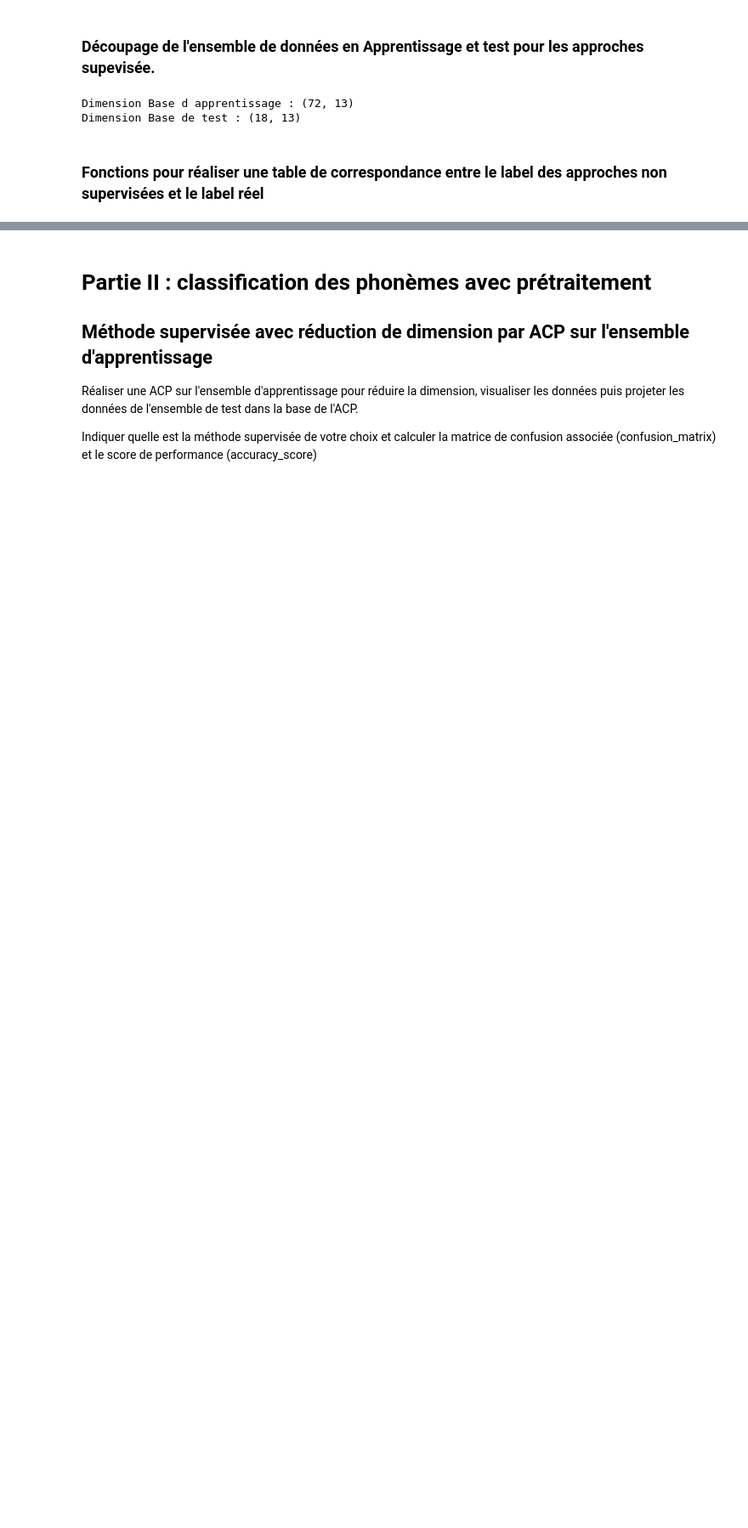
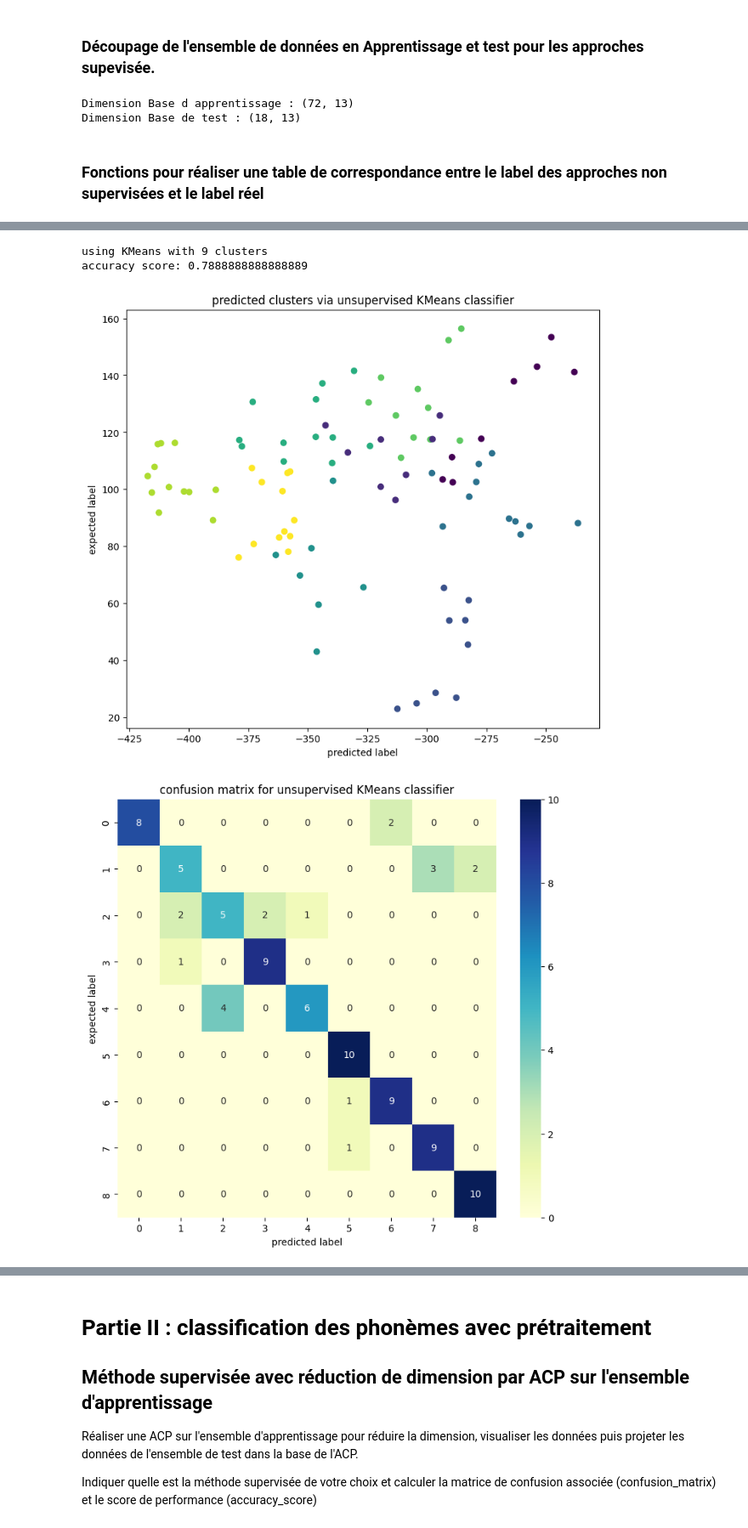
Before and after one commit to nohehf/classphoneme, a Jupyter notebook: Projet_Phonemes.ipynb, the cells around one changed output, grey strips where cells are left out. Shown: that part at 85% size. Saved outputs shown, nothing was run; the diff lists cells and outputs as text; code cells hidden in the pictures; blank space fills up the shorter version.

```diff
--- a/Projet_Phonemes.ipynb
+++ b/Projet_Phonemes.ipynb
@@ -94,7 +110,7 @@ def retrieve_info(cluster_labels,y_train):
  #Résultats : dictionnaire des clusters associés à chaque étiquette.
 
 # Initialisation
-  reference_labels = np.zeros((len(np.unique(cluster_labels)),1))
+  reference_labels = np.zeros(len(np.unique(cluster_labels)))
 # Loop pour chaque label
   for i in range(len(np.unique(cluster_labels))):
     index = np.where(cluster_labels == i,1,0)
@@ -132,0 +160,2 @@ indiquer quelle est la méthode non supervisée de votre choix et calculer la ma
+# %%
+cm_sum_ponderate_sum = cm / cm.size
@@ -132,0 +164,43 @@ indiquer quelle est la méthode non supervisée de votre choix et calculer la ma
+# %%
+# https://scikit-learn.org/stable/modules/naive_bayes.html
+# On choisit gaussian plutot que multinomial car la donnée est discrete (multinomial est adapté a compter des occurences par ex)
+from sklearn.cluster import KMeans
+
+n_clusters = len(Nomlabel)
+print(f"using KMeans with {n_clusters} clusters")
+
+classifier = KMeans(n_clusters=n_clusters)
+# On fit sur l'intégralité de la data (non supervisé)
+y_predicted = classifier.fit_predict(DataMFCC)
+
+# On associe les clusters k_means au labels (de façon a maximiser l'accuracy)
+y_predicted_labelized = correspondance(y_predicted, label)
+
+# on compare les predictions avec le jeu de test
+score = accuracy_score(label, y_predicted_labelized)
+print(f"accuracy score: {score}")
+
+# Affichage des clusters
+# Peu représentatif car en 2D, sur les deux premiers MFCC, on en extrait 13 en réalité
+plt.figure(figsize=(9, 8))
+plt.scatter(DataMFCC[:, 0], DataMFCC[:, 1], c=y_predicted_labelized)
+plt.title("predicted clusters via unsupervised KMeans classifier")
+plt.ylabel("expected label")
+plt.xlabel("predicted label")
+
+# Confusion matrix
+cm = confusion_matrix(y_true=label, y_pred=y_predicted_labelized)
+plt.figure(figsize=(9, 8))
+sns.heatmap(cm, annot=True, cmap="YlGnBu")
+plt.title('confusion matrix for unsupervised KMeans classifier')
+plt.ylabel("expected label")
+plt.xlabel("predicted label")
+
+cm_sum_ponderate_sum += cm / cm.size
+
+# TODO idea: fit n fois et calculer une moyenne d'accuracy et confustion matrix + best + worse
+# %% [output]
+using KMeans with 9 clusters
+accuracy score: 0.7888888888888889
+[figure, added]
+[figure, added]
```
Also changed, not shown: parts of 17 cells of this notebook.
